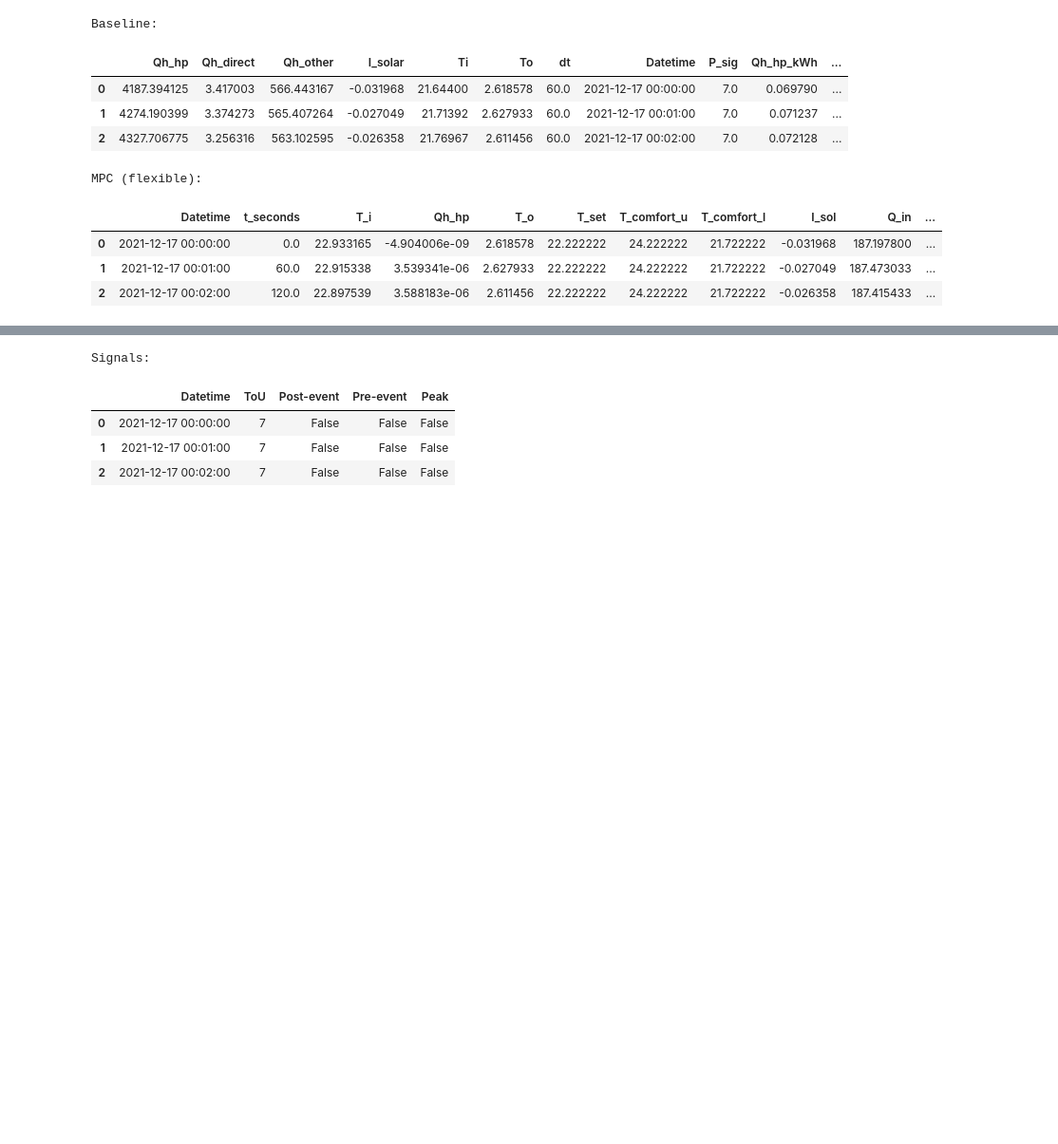
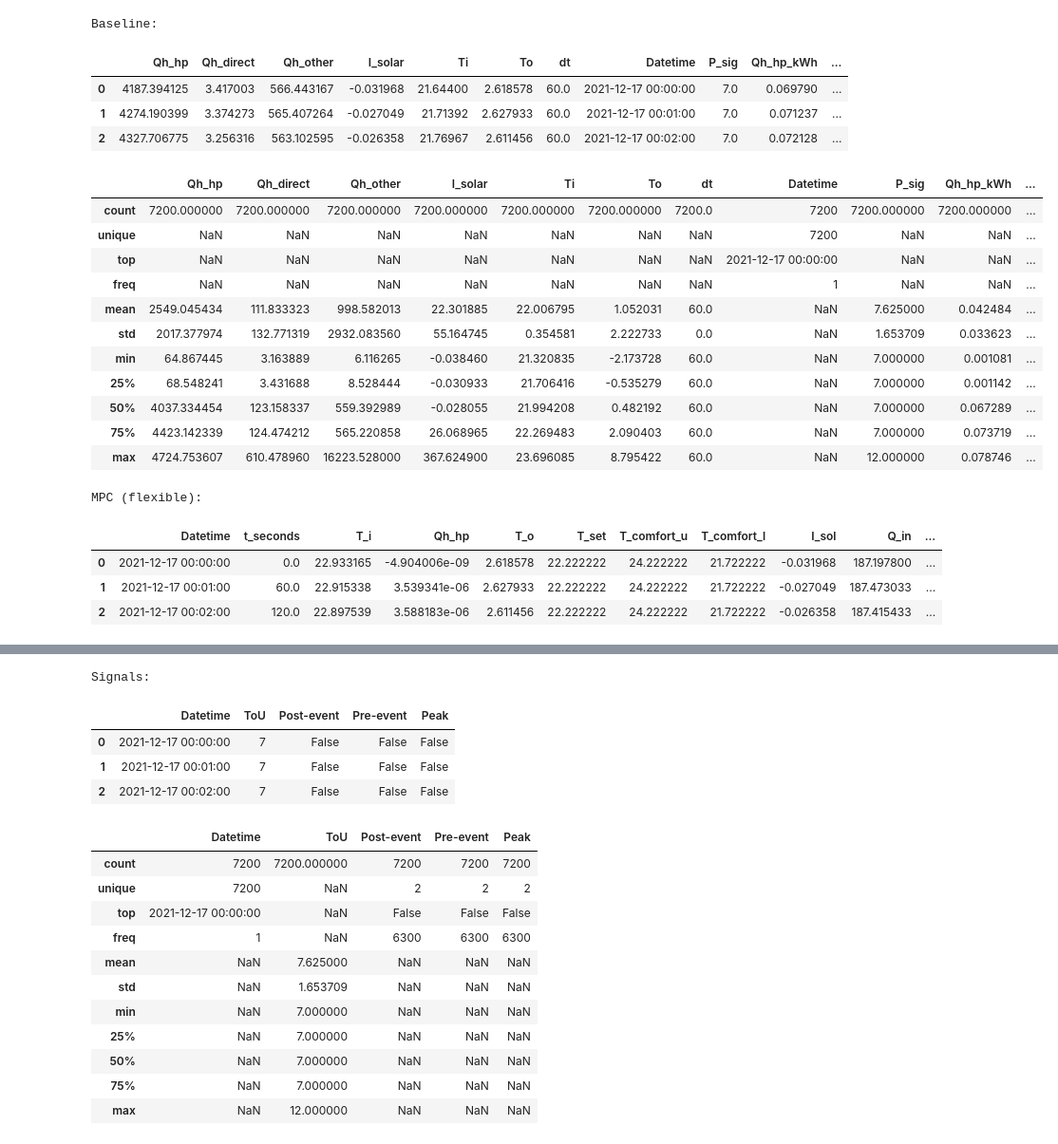
Before and after one commit to HichamJohra/energy_flexibility_kpis, a Jupyter notebook: examples/demo.ipynb, the cells around one changed output, grey strips where cells are left out. Shown: that part at 95% size. Saved outputs shown, nothing was run; the diff lists cells and outputs as text; code cells hidden in the pictures; blank space fills up the shorter version.

```diff
--- a/examples/demo.ipynb
+++ b/examples/demo.ipynb
@@ -15,23 +69,41 @@ import energy_flexibility_kpis.kpi as kpi
 # %%
 # read test dataset
 data_directory = Path('../data/test_dataset')
 baseline_data = pd.read_csv(os.path.join(data_directory, 'baseline.csv'))
 mpc_data = pd.read_csv(os.path.join(data_directory, 'mpc_results.csv'))
 signal_data = pd.read_csv(os.path.join(data_directory, 'ToU.csv'))
+
 print('Baseline:')
 display(baseline_data.head(3))
+display(baseline_data.describe(include='all'))
+
 print('MPC (flexible):')
 display(mpc_data.head(3))
+display(mpc_data.describe(include='all'))
+
 print('Signals:')
 display(signal_data.head(3))
+display(signal_data.describe(include='all'))
 # %% [output]
 Baseline:
 |  | Qh_hp | Qh_direct | Qh_other | I_solar | Ti | To | dt | Datetime | P_sig | Qh_hp_kWh | ... |
 | 0 | 4187.394125 | 3.417003 | 566.443167 | -0.031968 | 21.64400 | 2.618578 | 60.0 | 2021-12-17 00:00:00 | 7.0 | 0.069790 | ... |
 | 1 | 4274.190399 | 3.374273 | 565.407264 | -0.027049 | 21.71392 | 2.627933 | 60.0 | 2021-12-17 00:01:00 | 7.0 | 0.071237 | ... |
 | 2 | 4327.706775 | 3.256316 | 563.102595 | -0.026358 | 21.76967 | 2.611456 | 60.0 | 2021-12-17 00:02:00 | 7.0 | 0.072128 | ... |
+|  | Qh_hp | Qh_direct | Qh_other | I_solar | Ti | To | dt | Datetime | P_sig | Qh_hp_kWh | ... |
+| count | 7200.000000 | 7200.000000 | 7200.000000 | 7200.000000 | 7200.000000 | 7200.000000 | 7200.0 | 7200 | 7200.000000 | 7200.000000 | ... |
+| unique | NaN | NaN | NaN | NaN | NaN | NaN | NaN | 7200 | NaN | NaN | ... |
+| top | NaN | NaN | NaN | NaN | NaN | NaN | NaN | 2021-12-17 00:00:00 | NaN | NaN | ... |
+| freq | NaN | NaN | NaN | NaN | NaN | NaN | NaN | 1 | NaN | NaN | ... |
+| mean | 2549.045434 | 111.833323 | 998.582013 | 22.301885 | 22.006795 | 1.052031 | 60.0 | NaN | 7.625000 | 0.042484 | ... |
+| std | 2017.377974 | 132.771319 | 2932.083560 | 55.164745 | 0.354581 | 2.222733 | 0.0 | NaN | 1.653709 | 0.033623 | ... |
+| min | 64.867445 | 3.163889 | 6.116265 | -0.038460 | 21.320835 | -2.173728 | 60.0 | NaN | 7.000000 | 0.001081 | ... |
+| 25% | 68.548241 | 3.431688 | 8.528444 | -0.030933 | 21.706416 | -0.535279 | 60.0 | NaN | 7.000000 | 0.001142 | ... |
+| 50% | 4037.334454 | 123.158337 | 559.392989 | -0.028055 | 21.994208 | 0.482192 | 60.0 | NaN | 7.000000 | 0.067289 | ... |
+| 75% | 4423.142339 | 124.474212 | 565.220858 | 26.068965 | 22.269483 | 2.090403 | 60.0 | NaN | 7.000000 | 0.073719 | ... |
+| max | 4724.753607 | 610.478960 | 16223.528000 | 367.624900 | 23.696085 | 8.795422 | 60.0 | NaN | 12.000000 | 0.078746 | ... |
 MPC (flexible):
-|  | Datetime | t_seconds | T_i | Qh_hp | T_o | T_set | T_comfort_u | T_comfort_l | I_sol | Q_in | ... |
-| 0 | 2021-12-17 00:00:00 | 0.0 | 22.933165 | -4.904006e-09 | 2.618578 | 22.222222 | 24.222222 | 21.722222 | -0.031968 | 187.197800 | ... |
-| 1 | 2021-12-17 00:01:00 | 60.0 | 22.915338 | 3.539341e-06 | 2.627933 | 22.222222 | 24.222222 | 21.722222 | -0.027049 | 187.473033 | ... |
-| 2 | 2021-12-17 00:02:00 | 120.0 | 22.897539 | 3.588183e-06 | 2.611456 | 22.222222 | 24.222222 | 21.722222 | -0.026358 | 187.415433 | ... |
+|  | Datetime | t_seconds | T_i | Qh_hp | T_o | T_set | T_comfort_u | T_comfort_l | I_sol | Q_in | ... |
+| 0 | 2021-12-17 00:00:00 | 0.0 | 22.933165 | -4.904006e-09 | 2.618578 | 22.222222 | 24.222222 | 21.722222 | -0.031968 | 187.197800 | ... |
+| 1 | 2021-12-17 00:01:00 | 60.0 | 22.915338 | 3.539341e-06 | 2.627933 | 22.222222 | 24.222222 | 21.722222 | -0.027049 | 187.473033 | ... |
+| 2 | 2021-12-17 00:02:00 | 120.0 | 22.897539 | 3.588183e-06 | 2.611456 | 22.222222 | 24.222222 | 21.722222 | -0.026358 | 187.415433 | ... |
@@ -38,5 +122,17 @@ MPC (flexible):
 Signals:
-|  | Datetime | ToU | Post-event | Pre-event | Peak |
-| 0 | 2021-12-17 00:00:00 | 7 | False | False | False |
-| 1 | 2021-12-17 00:01:00 | 7 | False | False | False |
-| 2 | 2021-12-17 00:02:00 | 7 | False | False | False |
+|  | Datetime | ToU | Post-event | Pre-event | Peak |
+| 0 | 2021-12-17 00:00:00 | 7 | False | False | False |
+| 1 | 2021-12-17 00:01:00 | 7 | False | False | False |
+| 2 | 2021-12-17 00:02:00 | 7 | False | False | False |
+|  | Datetime | ToU | Post-event | Pre-event | Peak |
+| count | 7200 | 7200.000000 | 7200 | 7200 | 7200 |
+| unique | 7200 | NaN | 2 | 2 | 2 |
+| top | 2021-12-17 00:00:00 | NaN | False | False | False |
+| freq | 1 | NaN | 6300 | 6300 | 6300 |
+| mean | NaN | 7.625000 | NaN | NaN | NaN |
+| std | NaN | 1.653709 | NaN | NaN | NaN |
+| min | NaN | 7.000000 | NaN | NaN | NaN |
+| 25% | NaN | 7.000000 | NaN | NaN | NaN |
+| 50% | NaN | 7.000000 | NaN | NaN | NaN |
+| 75% | NaN | 7.000000 | NaN | NaN | NaN |
+| max | NaN | 12.000000 | NaN | NaN | NaN |
```
Also changed, not shown: parts of 19 cells of this notebook.
